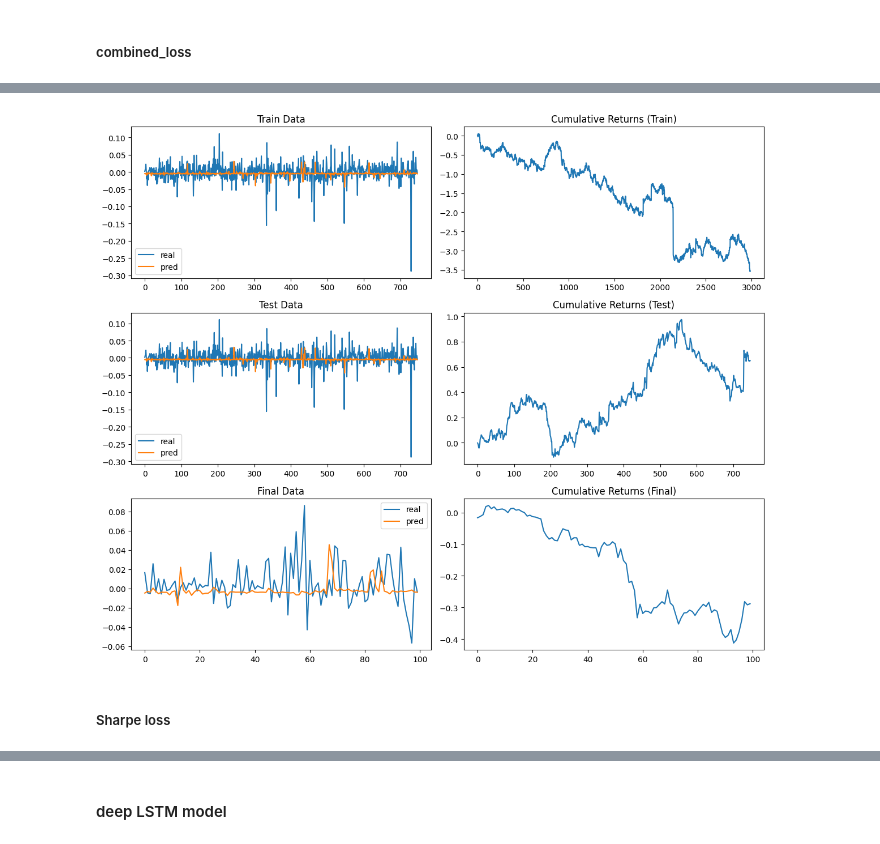
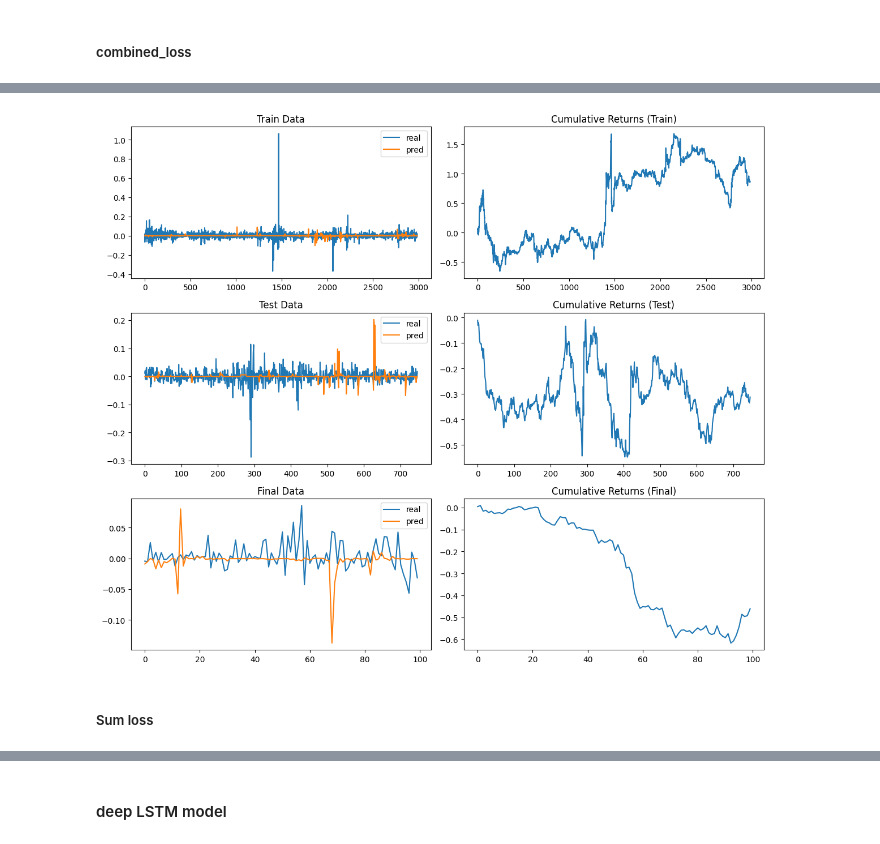
Before and after one commit to seri4ka/diploma, a Jupyter notebook: diploma.ipynb, the cells around one changed output, grey strips where cells are left out. Saved outputs shown, nothing was run; the diff lists cells and outputs as text; code cells hidden in the pictures.

```diff
--- a/diploma.ipynb
+++ b/diploma.ipynb
@@ -388,7 +395,7 @@ scheduler = StepLR(optimizer, step_size=100, gamma=0.5)
 
 # Листы для хранения значений потерь
 train_losses = []
-test_losses = []
+val_losses = []
 
 # Обучение модели
 for epoch in tqdm(range(num_epochs)):
@@ -400,26 +407,28 @@ for epoch in tqdm(range(num_epochs)):
         loss = criterion(outputs.squeeze(), batch_y.float())
         loss.backward()
         optimizer.step()
-        scheduler.step()
+
+    # Обновление шага обучения
+    scheduler.step()
 
     # Валидация модели
     model.eval()
     val_loss = 0
     with torch.no_grad():
-        for val_x, val_y in test_loader:
+        for val_x, val_y in train_loader:
             val_x, val_y = val_x.to(device), val_y.to(device)
             val_outputs = model(val_x)
             val_loss += criterion(val_outputs.squeeze(), val_y.float()).item()
-    val_loss /= len(test_loader)
+    val_loss /= len(train_loader)
 
     if epoch != 0 and epoch % 50 == 0:
         train_losses.append(loss.item())
-        test_losses.append(val_loss)
-        print(f'Epoch [{epoch+1}/{num_epochs}], Loss: {loss.item():.5f}, Validation Loss: {val_loss:.5f}')
+        val_losses.append(val_loss)
+        print(f'Epoch [{epoch}/{num_epochs}], Loss: {loss.item():.5f}, Validation Loss: {val_loss:.5f}')
 
 plt.figure(figsize=(10, 5))
-plt.plot(range(50, num_epochs+1, 50), train_losses, label='Train Loss')
-plt.scatter(range(50, num_epochs+1, 50), test_losses, label='Test Loss', color='r')
+plt.plot(range(50, num_epochs, 50), train_losses, label='Train Loss')
+plt.scatter(range(50, num_epochs, 50), val_losses, label='Validation Loss', color='r')
 plt.xlabel('Epoch')
 plt.ylabel('Loss')
 plt.legend()
@@ -567,10 +604,10 @@ fig, axs = plt.subplots(3, 2, figsize=(12, 10))
 # Первый график: реальные и предсказанные значения для обучающей выборки
 model.eval()
 with torch.no_grad():
-    train_predictions = model(x_train).squeeze().cpu().numpy()
+    train_predictions = model(x_train.to(device)).detach().cpu().numpy()
 res_train = pd.concat([pd.DataFrame(y_train.detach().cpu().numpy(), columns=['real']),
                       pd.DataFrame(train_predictions, columns=['pred'])], axis=1)
-res_test.plot(ax=axs[0, 0])
+res_train.plot(ax=axs[0, 0])
 axs[0, 0].set_title('Train Data')
 
 # Второй график: накопленная прибыль по предсказаниям для обучающей выборки
@@ -579,34 +616,37 @@ alpha_train = np.where(res_train['pred'] > 0, 1, -1)
 axs[0, 1].set_title('Cumulative Returns (Train)')
 
 # Третий график: реальные и предсказанные значения для тестовой выборки
+model.eval()
+with torch.no_grad():
+    test_predictions = model(x_test.to(device)).detach().cpu().numpy()
 res_test = pd.concat([pd.DataFrame(y_test.detach().cpu().numpy(), columns=['real']),
                       pd.DataFrame(test_predictions, columns=['pred'])], axis=1)
 res_test.plot(ax=axs[1, 0])
 axs[1, 0].set_title('Test Data')
 
 # Четвертый график: накопленная прибыль по предсказаниям для тестовой выборки
 alpha_test = np.where(res_test['pred'] > 0, 1, -1)
 (alpha_test * res_test['real']).cumsum().plot(ax=axs[1, 1])
 axs[1, 1].set_title('Cumulative Returns (Test)')
 
 # Пятый график: реальные и предсказанные значения для финальной выборки
 model.eval()
 with torch.no_grad():
-  final_predictions = model(x_final).squeeze().cpu().numpy()
+  final_predictions = model(x_final.to(device)).detach().cpu().numpy()
 res_final = pd.concat([pd.DataFrame(y_final.cpu().numpy(), columns=['real']),
                        pd.DataFrame(final_predictions, columns=['pred'])], axis=1)
 res_final.plot(ax=axs[2, 0])
 axs[2, 0].set_title('Final Data')
 
 # Шестой график: накопленная прибыль по предсказаниям для финальной выборки
 alpha_final = np.where(res_final['pred'] > 0, 1, -1)
 (alpha_final * res_final['real']).cumsum().plot(ax=axs[2, 1])
 axs[2, 1].set_title('Cumulative Returns (Final)')
 
 # Подписи осей и отображение графиков
 plt.tight_layout()
 plt.show()
 # %% [output]
-[figure, old version]
+[figure, new version]
 # %% [markdown]
-##### Sharpe loss
+##### Sum loss
```
Also changed, not shown: parts of 13 cells of this notebook.
